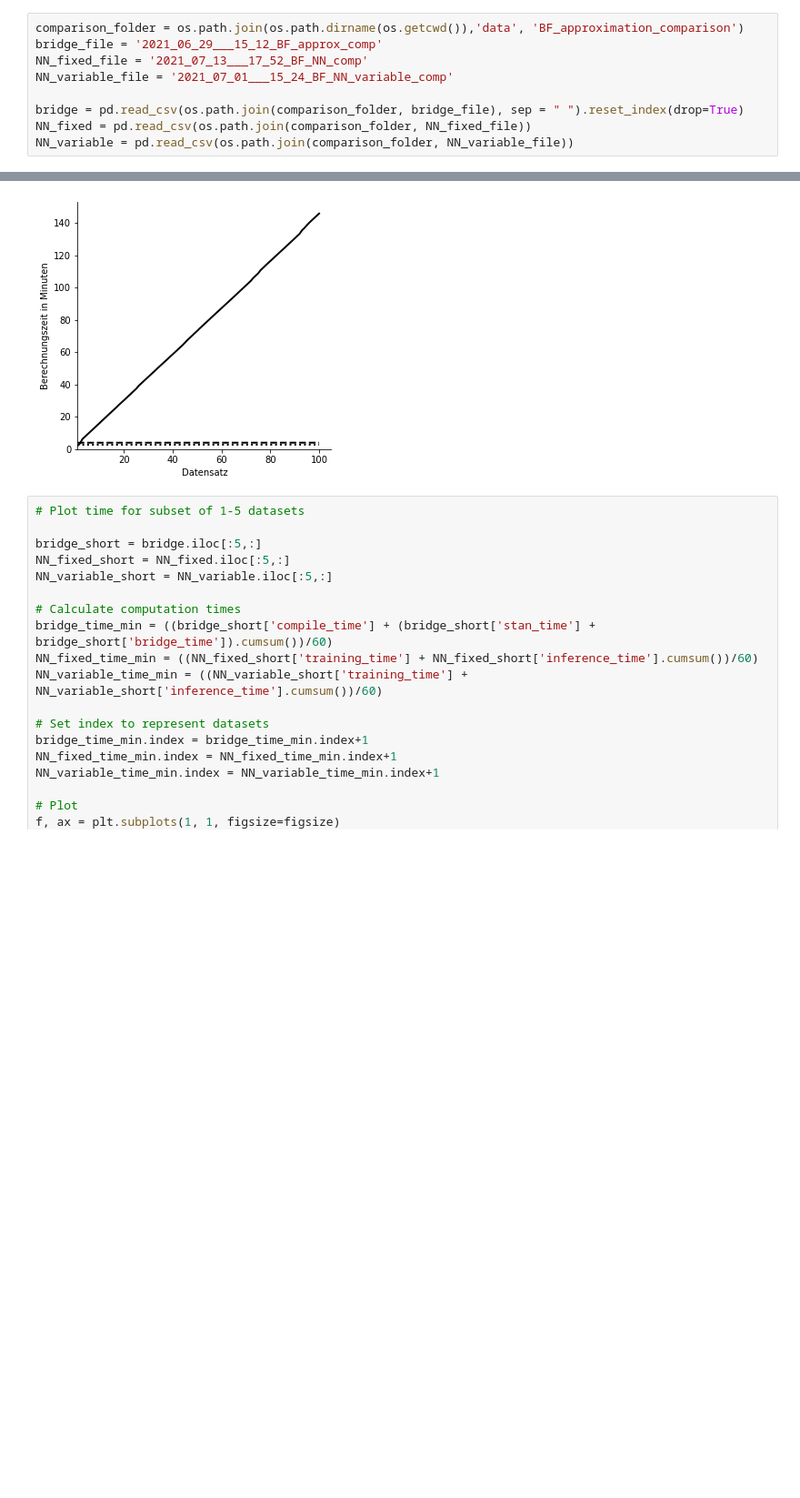
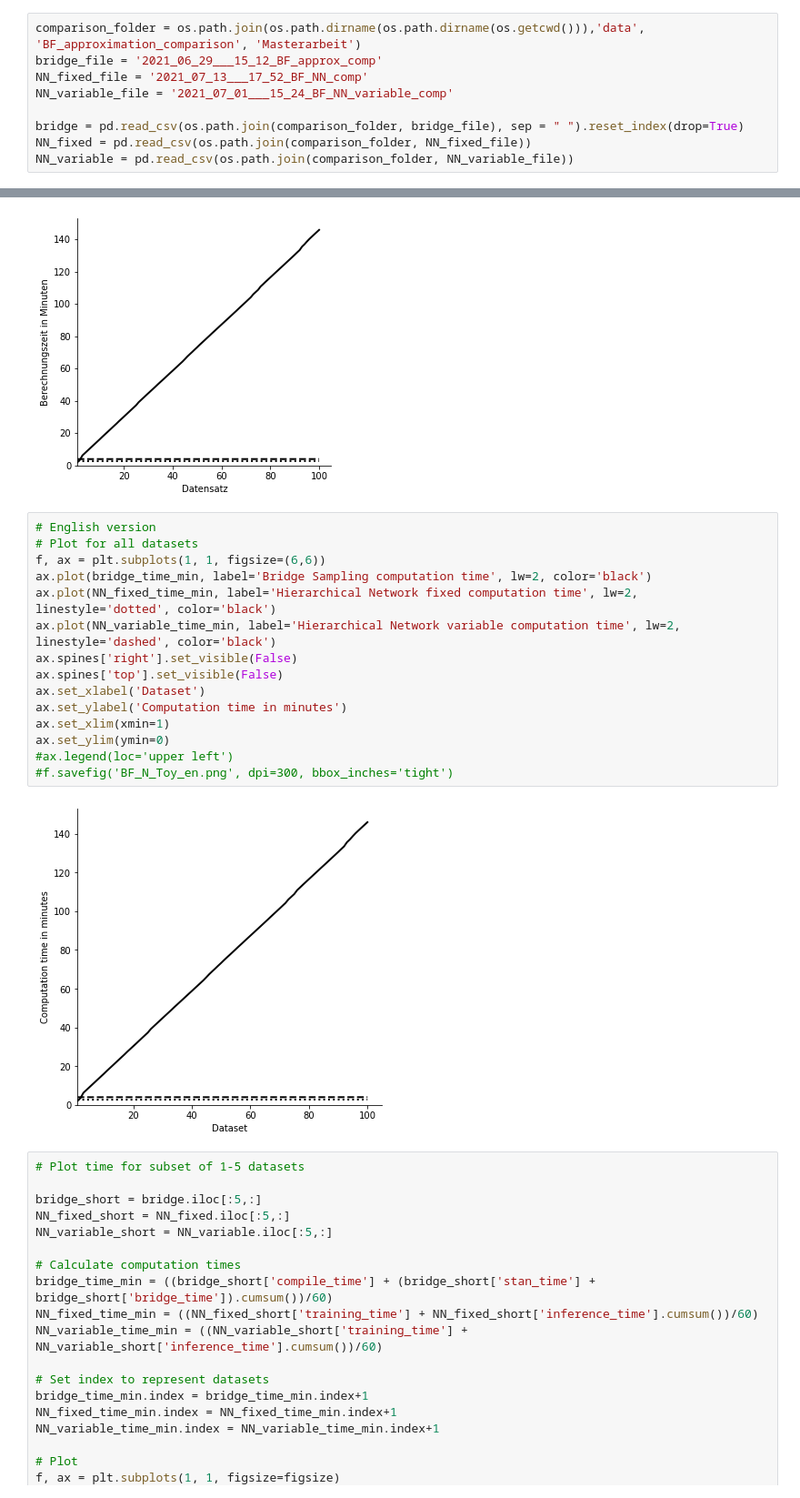
Before and after one commit to elseml/DeepHierarchicalModelComparison, a Jupyter notebook: Python code/archive/Bridge_sampling_comparison - finale Version Masterarbeit.ipynb, the cells around one changed output, grey strips where cells are left out. Shown at 91% size. Drawn from its saved outputs; the diff is of its cells as text; blank space fills up the shorter version.

Commit message:
Update plots

```diff
--- a/Python code/archive/Bridge_sampling_comparison - finale Version Masterarbeit.ipynb
+++ b/Python code/archive/Bridge_sampling_comparison - finale Version Masterarbeit.ipynb
@@ -12,7 +12,7 @@ import sys
 # %% [markdown]
 # Load data
 # %%
-comparison_folder = os.path.join(os.path.dirname(os.getcwd()),'data', 'BF_approximation_comparison')
+comparison_folder = os.path.join(os.path.dirname(os.path.dirname(os.getcwd())),'data', 'BF_approximation_comparison', 'Masterarbeit')
 bridge_file = '2021_06_29___15_12_BF_approx_comp'
 NN_fixed_file = '2021_07_13___17_52_BF_NN_comp'
 NN_variable_file = '2021_07_01___15_24_BF_NN_variable_comp'
@@ -307,6 +311,23 @@ ax.set_ylim(ymin=0)
 # %% [output]
 (0.0, 153.11292930086452)
 [figure]
+# %%
+# English version
+# Plot for all datasets
+f, ax = plt.subplots(1, 1, figsize=(6,6))
+ax.plot(bridge_time_min, label='Bridge Sampling computation time', lw=2, color='black')
+ax.plot(NN_fixed_time_min, label='Hierarchical Network fixed computation time', lw=2, linestyle='dotted', color='black')
+ax.plot(NN_variable_time_min, label='Hierarchical Network variable computation time', lw=2, linestyle='dashed', color='black')
+ax.spines['right'].set_visible(False)
+ax.spines['top'].set_visible(False)
+ax.set_xlabel('Dataset')
+ax.set_ylabel('Computation time in minutes')
+ax.set_xlim(xmin=1)
+ax.set_ylim(ymin=0)
+#ax.legend(loc='upper left')
+#f.savefig('BF_N_Toy_en.png', dpi=300, bbox_inches='tight')
+# %% [output]
+[figure, added]
 # %%
 # Plot time for subset of 1-5 datasets
 
```
Also changed, not shown: parts of 7 cells of this notebook.
